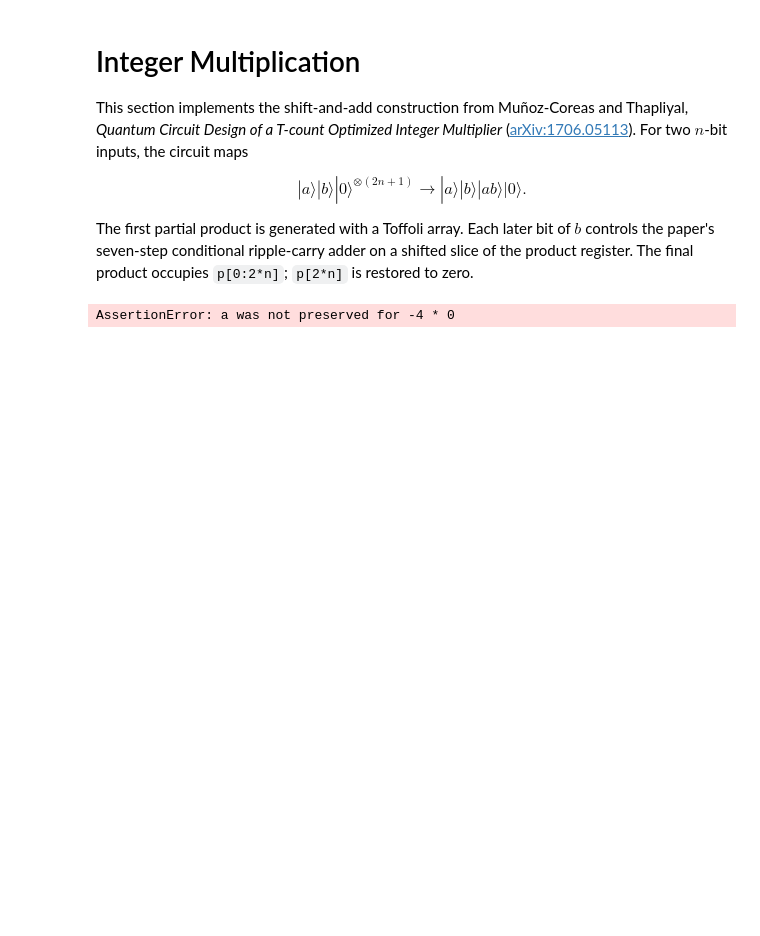
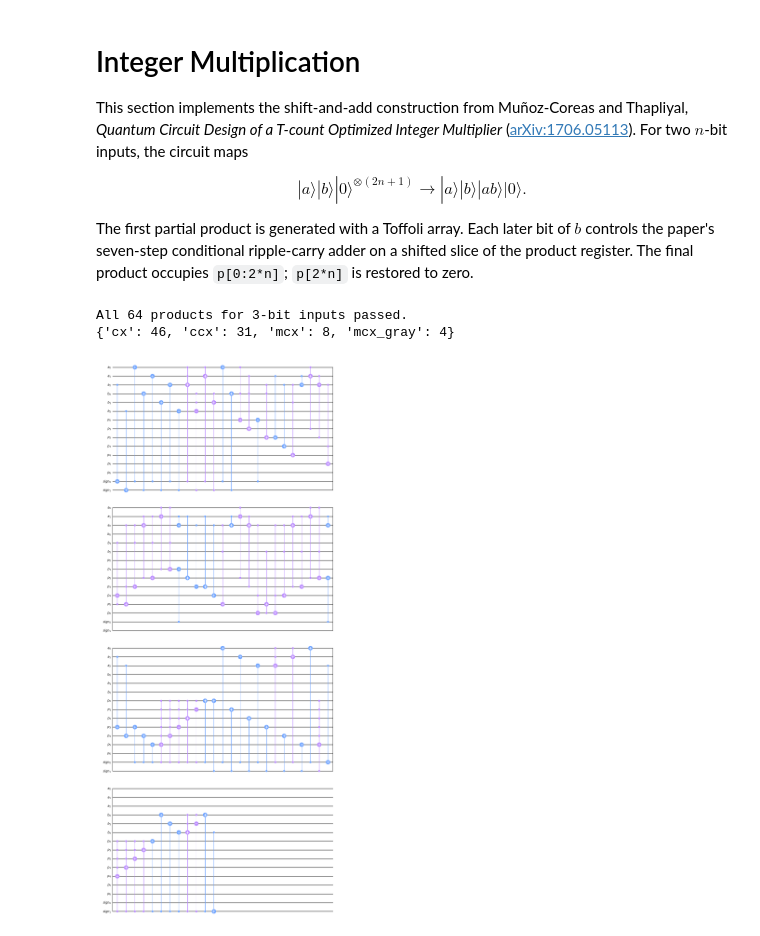
Before and after one commit to lincolnajohnston/Quantum-NTE, a Jupyter notebook: Elementary_circuits/basic_arithmetic_circuits_2s_comp.ipynb, the cells around one changed output. Cells and saved outputs as stored; diff of their text form; code cells hidden in the pictures; blank space fills up the shorter version.

Commit message:
added more basic arithmetic circuits and improved commenting and organization

```diff
--- a/Elementary_circuits/basic_arithmetic_circuits_2s_comp.ipynb
+++ b/Elementary_circuits/basic_arithmetic_circuits_2s_comp.ipynb
@@ -139,42 +139,48 @@ $$|a\rangle|b\rangle|0\rangle^{\otimes(2n+1)} \longrightarrow |a\rangle|b\rangle
 
 The first partial product is generated with a Toffoli array. Each later bit of $b$ controls the paper's seven-step conditional ripple-carry adder on a shifted slice of the product register. The final product occupies `p[0:2*n]`; `p[2*n]` is restored to zero.
 # %%
-# TODO: fix this to work for 2s complement form of integers
 n = 3
 a = QuantumRegister(n, 'a')
 b = QuantumRegister(n, 'b')
 p = QuantumRegister(2*n + 1, 'p')
+sign = QuantumRegister(2, 'sign')
 
-qc = QuantumCircuit(a, b, p)
-basic_arithmetic_circuits.Integer_multiplication_gate(qc, a, b, p, useElementaryGates=False)
+qc = QuantumCircuit(a, b, p, sign)
+basic_arithmetic_circuits.Twos_complement_integer_multiplication_gate(qc, a, b, p, sign, useElementaryGates=False)
 
 # Exhaustively test all pairs of unsigned n-bit integers.
 input_mask = 2**n - 1
 product_mask = 2**(2*n) - 1
 for b_val_std in range(int(2**n)):
     for a_val_std in range(int(2**n)):
         a_val = getTwosComplementInteger(a_val_std, n) # get the a_val for the same bit string in twos complement form
         b_val = getTwosComplementInteger(b_val_std, n)
 
-        integer_input = a_val | (b_val << n)  # p starts in |0...0>
-        input_state = Statevector.from_int(integer_input, dims=2**qc.num_qubits)
+        integer_input_std = a_val_std | (b_val_std << n)  # p starts in |0...0>
+        input_state = Statevector.from_int(integer_input_std, dims=2**qc.num_qubits)
         output_state = input_state.evolve(qc)
-        integer_output = int(np.argmax(np.abs(output_state.data)))
+        integer_output_std = int(np.argmax(np.abs(output_state.data)))
 
-        output_a = integer_output & input_mask
-        output_b = (integer_output >> n) & input_mask
-        output_p = (integer_output >> (2*n)) & product_mask
-        output_work = integer_output >> (4*n)
+        output_a_std = integer_output_std & input_mask
+        output_b_std = (integer_output_std >> n) & input_mask
+        output_p_std = (integer_output_std >> (2*n)) & product_mask
+        output_work = integer_output_std >> (4*n)
+
+        output_a = getTwosComplementInteger(output_a_std, n) # get the a_val for the same bit string in twos complement form
+        output_b = getTwosComplementInteger(output_b_std, n)
+        output_p = getTwosComplementInteger(output_p_std, 2*n)
 
         assert output_a == a_val, f"a was not preserved for {a_val} * {b_val}"
         assert output_b == b_val, f"b was not preserved for {a_val} * {b_val}"
         assert output_p == a_val * b_val, (
             f"incorrect product for {a_val} * {b_val}: got {output_p}"
         )
         assert output_work == 0, f"work qubit was not cleared for {a_val} * {b_val}"
 
 print(f"All {2**(2*n)} products for {n}-bit inputs passed.")
 print(dict(qc.count_ops()))
 qc.draw('mpl')
 # %% [output]
-AssertionError: a was not preserved for -4 * 0
+All 64 products for 3-bit inputs passed.
+{'cx': 46, 'ccx': 31, 'mcx': 8, 'mcx_gray': 4}
+[figure, added]
```
Also changed, not shown: 2 other files.
